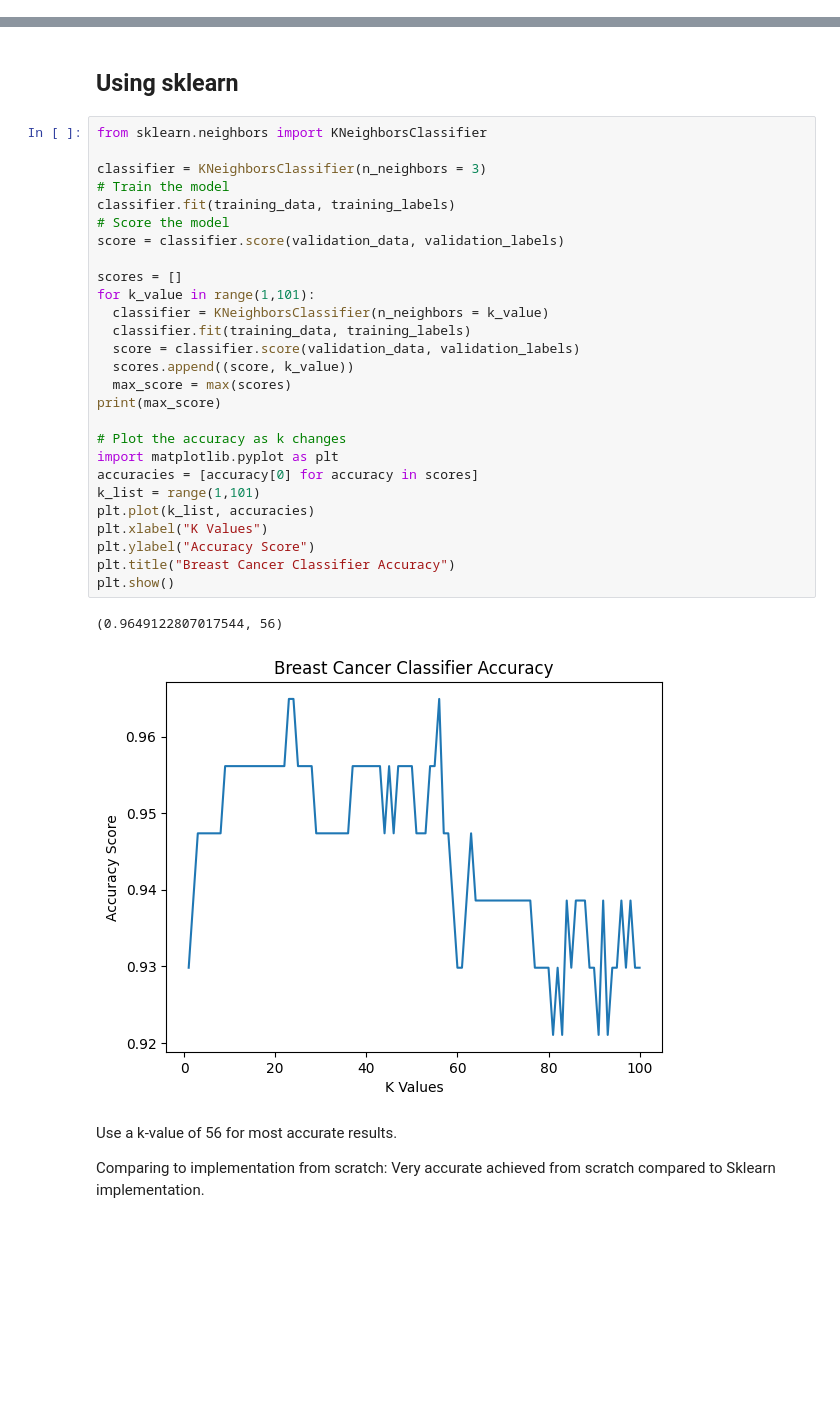
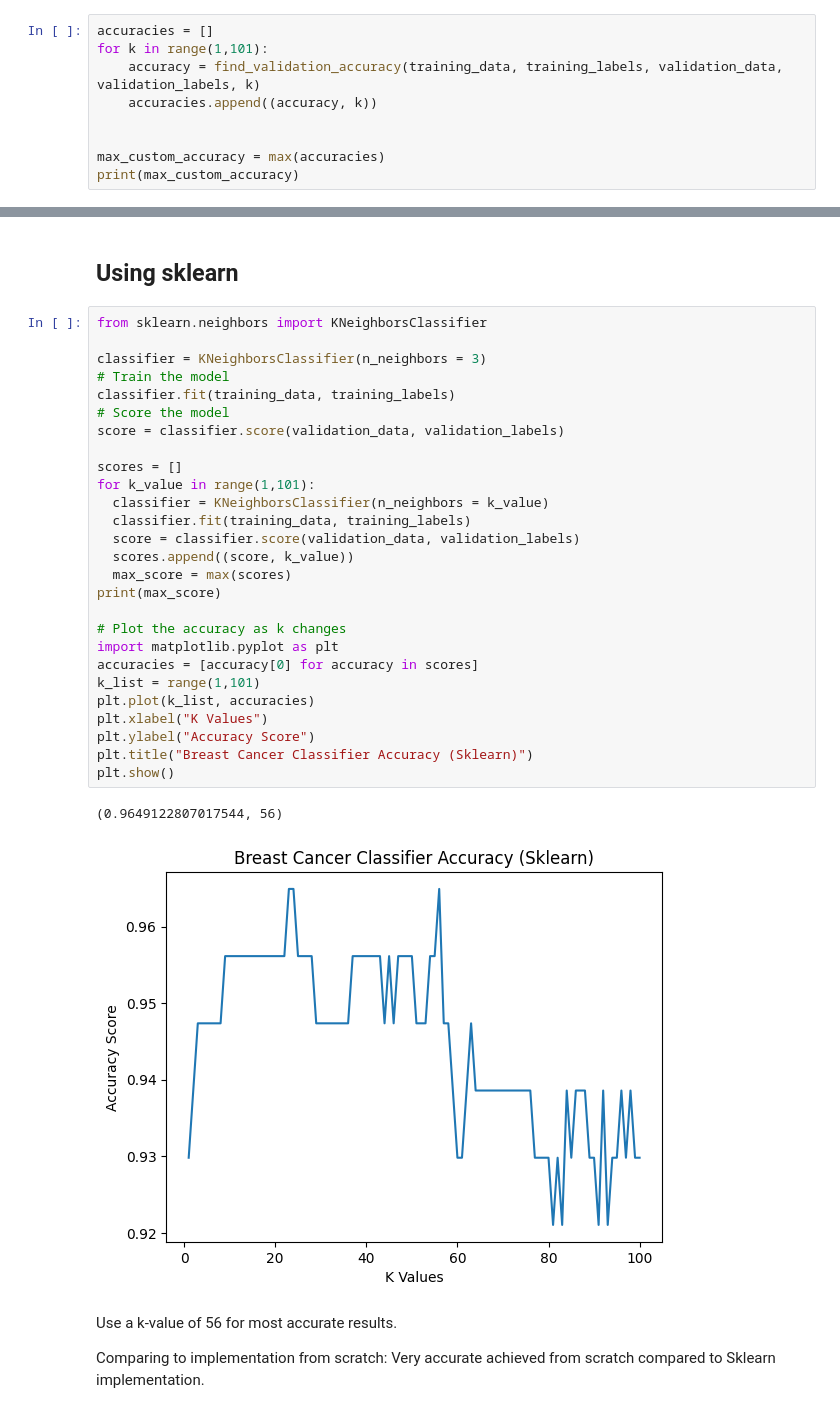
Before and after one commit to JTrehan1/MachineLearningPortfolio, a Jupyter notebook: KNearestNeighbours/KNN.ipynb, the cells around one changed output, grey strips where cells are left out. Drawn from its saved outputs; the diff is of its cells as text; blank space fills up the shorter version.

Commit message:
K comparison accuracy added

```diff
--- a/KNearestNeighbours/KNN.ipynb
+++ b/KNearestNeighbours/KNN.ipynb
@@ -203,0 +219,9 @@ find_validation_accuracy(training_data, training_labels, validation_data, valida
+# %%
+accuracies = []
+for k in range(1,101):
+    accuracy = find_validation_accuracy(training_data, training_labels, validation_data, validation_labels, k)
+    accuracies.append((accuracy, k))
+
+
+max_custom_accuracy = max(accuracies)
+print(max_custom_accuracy)
@@ -206,33 +232,33 @@ find_validation_accuracy(training_data, training_labels, validation_data, valida
 # %%
 from sklearn.neighbors import KNeighborsClassifier
 
 classifier = KNeighborsClassifier(n_neighbors = 3)
 # Train the model
 classifier.fit(training_data, training_labels)
 # Score the model
 score = classifier.score(validation_data, validation_labels)
 
 scores = []
 for k_value in range(1,101):
   classifier = KNeighborsClassifier(n_neighbors = k_value)
   classifier.fit(training_data, training_labels)
   score = classifier.score(validation_data, validation_labels)
   scores.append((score, k_value))
   max_score = max(scores)
 print(max_score)
 
 # Plot the accuracy as k changes
 import matplotlib.pyplot as plt
 accuracies = [accuracy[0] for accuracy in scores]
 k_list = range(1,101)
 plt.plot(k_list, accuracies)
 plt.xlabel("K Values")
 plt.ylabel("Accuracy Score")
-plt.title("Breast Cancer Classifier Accuracy")
+plt.title("Breast Cancer Classifier Accuracy (Sklearn)")
 plt.show()
 # %% [output]
 (0.9649122807017544, 56)
-[figure, old version]
+[figure, new version]
 # %% [markdown]
 Use a k-value of 56 for most accurate results.
 
```
Also changed, not shown: parts of 4 cells of this notebook.
